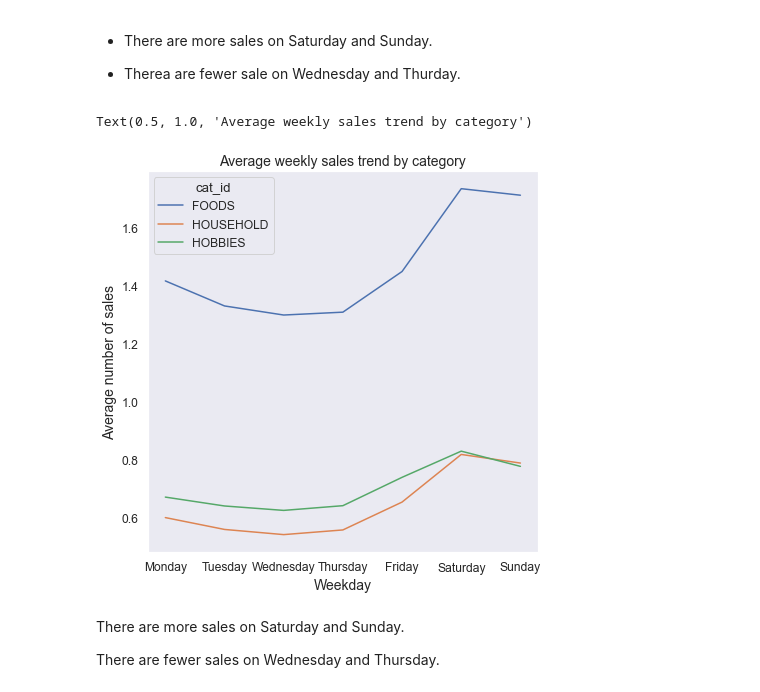
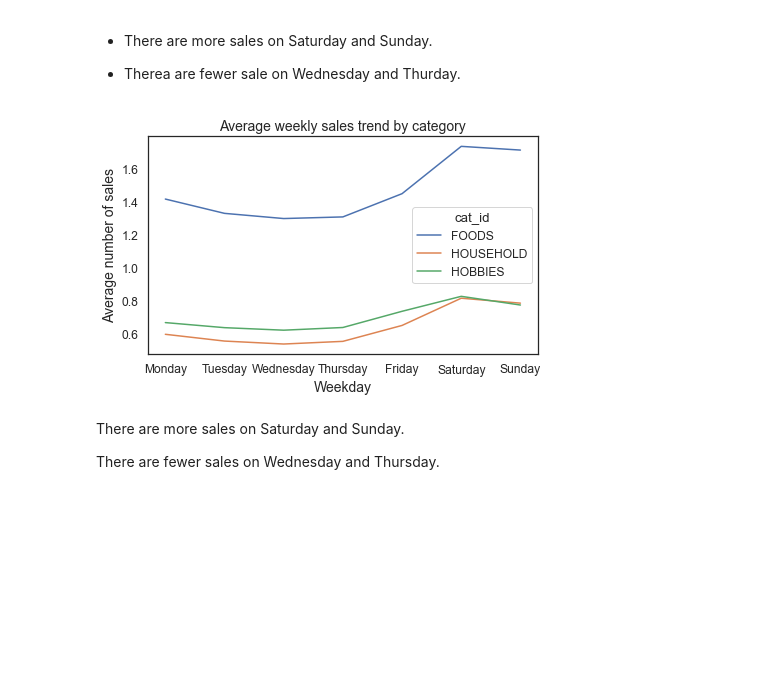
Before and after one commit to ixiaopan/GroupWork, a Jupyter notebook: AML/EDA-Panpan.ipynb, the cells around one changed output. Saved outputs shown, nothing was run; the diff lists cells and outputs as text; code cells hidden in the pictures; blank space fills up the shorter version.

```diff
--- a/AML/EDA-Panpan.ipynb
+++ b/AML/EDA-Panpan.ipynb
@@ -859,35 +859,38 @@ g.legend(loc='center right', bbox_to_anchor=(1.2, 0.5), ncol=1)
 - There are more sales on Saturday and Sunday.
 
 - Therea are fewer sale on Wednesday and Thurday.
+# %%
+sns.set_style("white")
 # %%
 from pandas.api.types import CategoricalDtype
 sns.set(font_scale = 1.1)
+sns.set_style("white")
 avg_sales_group_by_cate_weekly = df.groupby(['cat_id', 'weekday'])['sold'].mean().reset_index()
 
 cats = [ 'Monday', 'Tuesday', 'Wednesday', 'Thursday', 'Friday', 'Saturday', 'Sunday']
 cat_type = CategoricalDtype(categories=cats, ordered=True)
 avg_sales_group_by_cate_weekly['weekday'] = avg_sales_group_by_cate_weekly['weekday'].astype(cat_type)
 avg_sales_group_by_cate_weekly = avg_sales_group_by_cate_weekly.sort_values('weekday')
 avg_sales_group_by_cate_weekly.head()
 
-fig, ax = plt.subplots(figsize=(7, 7))
+fig, ax = plt.subplots(figsize=(7, 4))
 gi = sns.lineplot(
     data=avg_sales_group_by_cate_weekly,
     x="weekday", y="sold",
     sort=False,
     hue='cat_id'
 )
 
 gi.grid(False)
 gi.set_xlabel("Weekday", fontsize = 14)
 gi.set_ylabel("Average number of sales", fontsize = 14)
 #gi.set_xticklabels(ax.get_xticklabels(), rotation=-20, ha='left')
 gi.set_title("Average weekly sales trend by category", fontsize = 14)
 # gi.legend(loc='center right', bbox_to_anchor=(1.3, 0.5), ncol=1)
 # gi.set_xticklabels(g.get_xticklabels(), rotation=45)
+plt.savefig("Images/Averageweeklysales.png")
 # %% [output]
-Text(0.5, 1.0, 'Average weekly sales trend by category')
-[figure, old version]
+[figure, new version]
 # %% [markdown]
 There are more sales on Saturday and Sunday.
 
```
Also changed, not shown: parts of 2 cells of this notebook, 9 other files.
